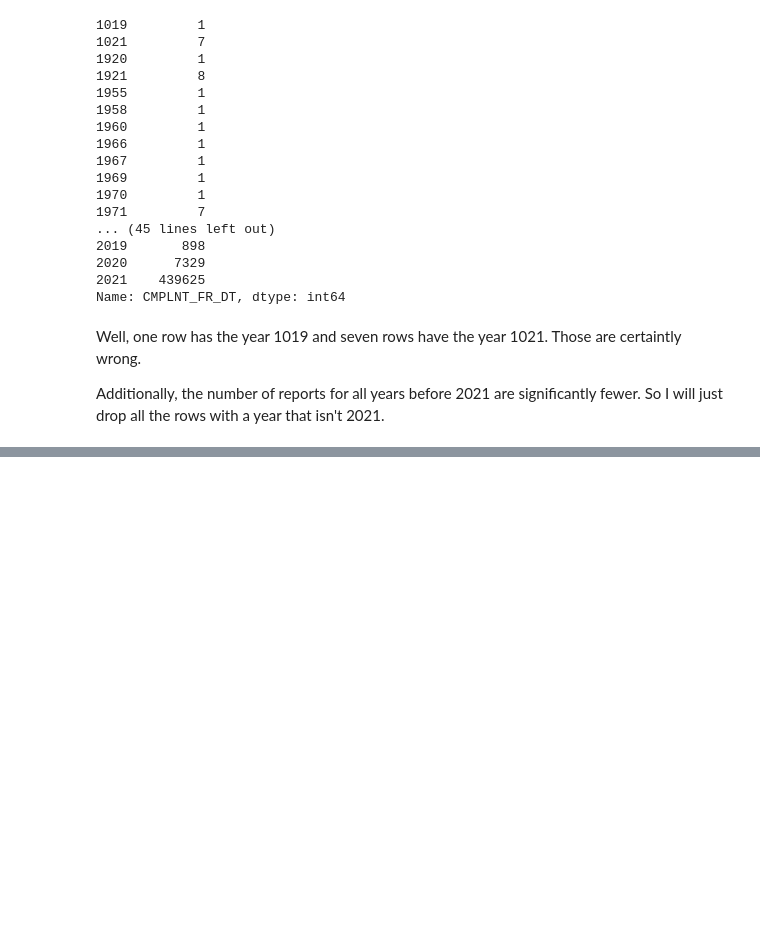
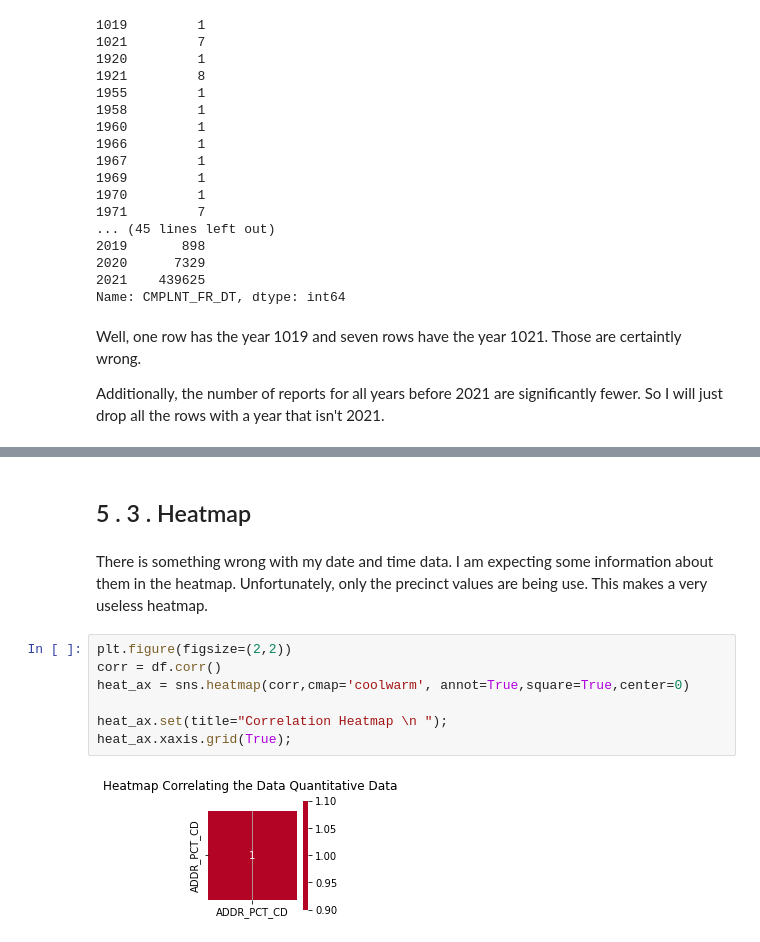
Before and after one commit to bngrossmann/new-york-crime-analysis, a Jupyter notebook: New_York_Crime_Analysis.ipynb, the cells around one changed output, grey strips where cells are left out. Drawn from its saved outputs; the diff is of its cells as text; blank space fills up the shorter version.

```diff
--- a/New_York_Crime_Analysis.ipynb
+++ b/New_York_Crime_Analysis.ipynb
@@ -613,3 +642,16 @@ memory usage: 23.5+ MB
+# %% [markdown]
+## 5 . 3 . Heatmap
+# %% [markdown]
+There is something wrong with my date and time data. I am expecting some information about them in the heatmap. Unfortunately, only the precinct values are being use. This makes a very useless heatmap.
+# %%
+plt.figure(figsize=(2,2))
+corr = df.corr()
+heat_ax = sns.heatmap(corr,cmap='coolwarm', annot=True,square=True,center=0)
+
+heat_ax.set(title="Correlation Heatmap \n ");
+heat_ax.xaxis.grid(True);
+# %% [output]
+[figure, added]
 # %%
 for col in df.columns:
     print(f"{col:>17} : {df[col].nunique():>4} : {df[col].value_counts().index.to_list()}")
```
Also changed, not shown: parts of 34 cells of this notebook.
